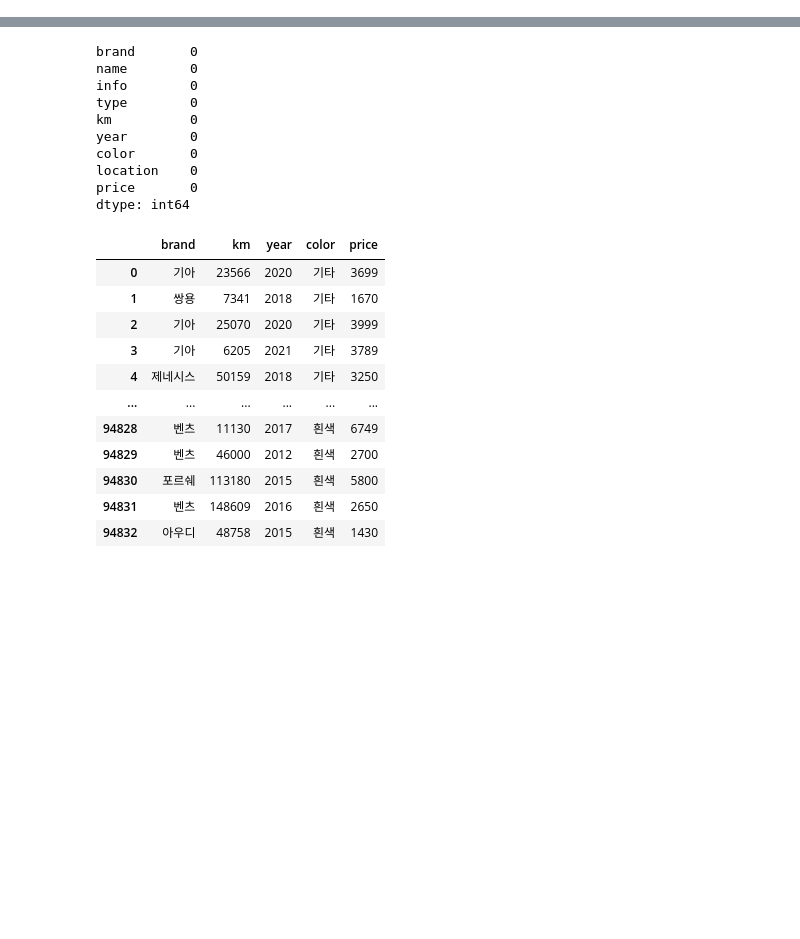
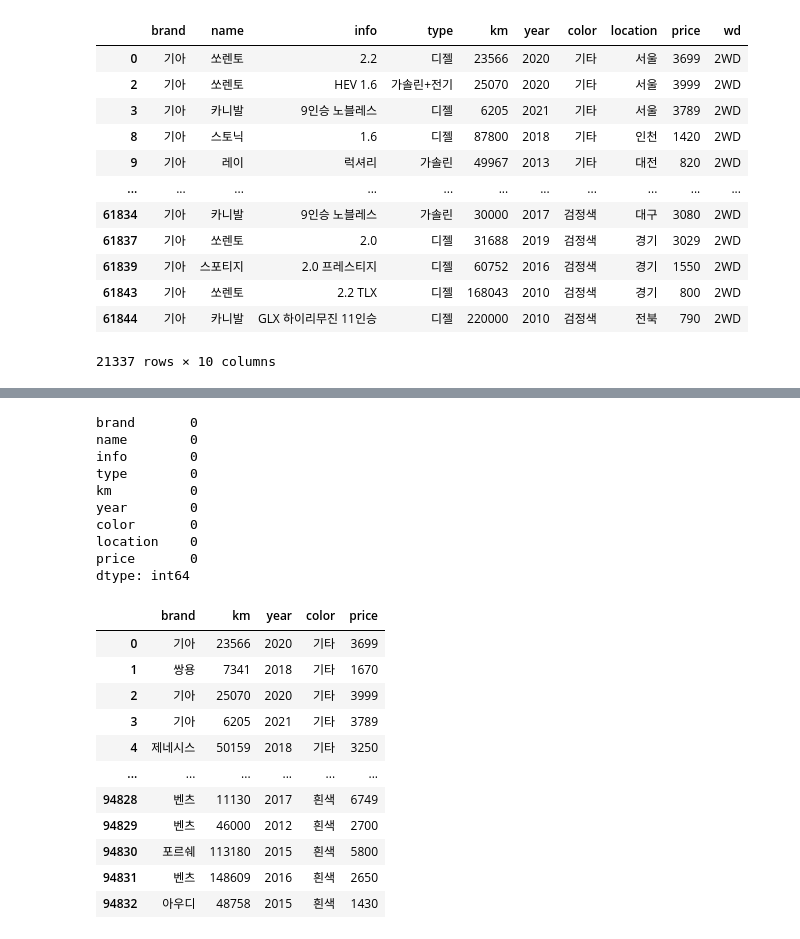
Before and after one commit to Ahn-seongjun/Fin_project_6, a Jupyter notebook: Data_Preprocessing.ipynb, the cells around one changed output, grey strips where cells are left out. Cells and saved outputs as stored; diff of their text form; code cells hidden in the pictures; blank space fills up the shorter version.

```diff
--- a/Data_Preprocessing.ipynb
+++ b/Data_Preprocessing.ipynb
@@ -46,0 +49,17 @@ df
+# %%
+kia = df[df['brand']=='기아']
+kia
+# %% [output]
+|  | brand | name | info | type | km | year | color | location | price | wd |
+| 0 | 기아 | 쏘렌토 | 2.2 | 디젤 | 23566 | 2020 | 기타 | 서울 | 3699 | 2WD |
+| 2 | 기아 | 쏘렌토 | HEV 1.6 | 가솔린+전기 | 25070 | 2020 | 기타 | 서울 | 3999 | 2WD |
+| 3 | 기아 | 카니발 | 9인승 노블레스 | 디젤 | 6205 | 2021 | 기타 | 서울 | 3789 | 2WD |
+| 8 | 기아 | 스토닉 | 1.6 | 디젤 | 87800 | 2018 | 기타 | 인천 | 1420 | 2WD |
+| 9 | 기아 | 레이 | 럭셔리 | 가솔린 | 49967 | 2013 | 기타 | 대전 | 820 | 2WD |
+| ... | ... | ... | ... | ... | ... | ... | ... | ... | ... | ... |
+| 61834 | 기아 | 카니발 | 9인승 노블레스 | 가솔린 | 30000 | 2017 | 검정색 | 대구 | 3080 | 2WD |
+| 61837 | 기아 | 쏘렌토 | 2.0 | 디젤 | 31688 | 2019 | 검정색 | 경기 | 3029 | 2WD |
+| 61839 | 기아 | 스포티지 | 2.0 프레스티지 | 디젤 | 60752 | 2016 | 검정색 | 경기 | 1550 | 2WD |
+| 61843 | 기아 | 쏘렌토 | 2.2 TLX | 디젤 | 168043 | 2010 | 검정색 | 경기 | 800 | 2WD |
+| 61844 | 기아 | 카니발 | GLX 하이리무진 11인승 | 디젤 | 220000 | 2010 | 검정색 | 전북 | 790 | 2WD |
+21337 rows × 10 columns
```
Also changed, not shown: parts of 8 cells of this notebook, 16 other files.
